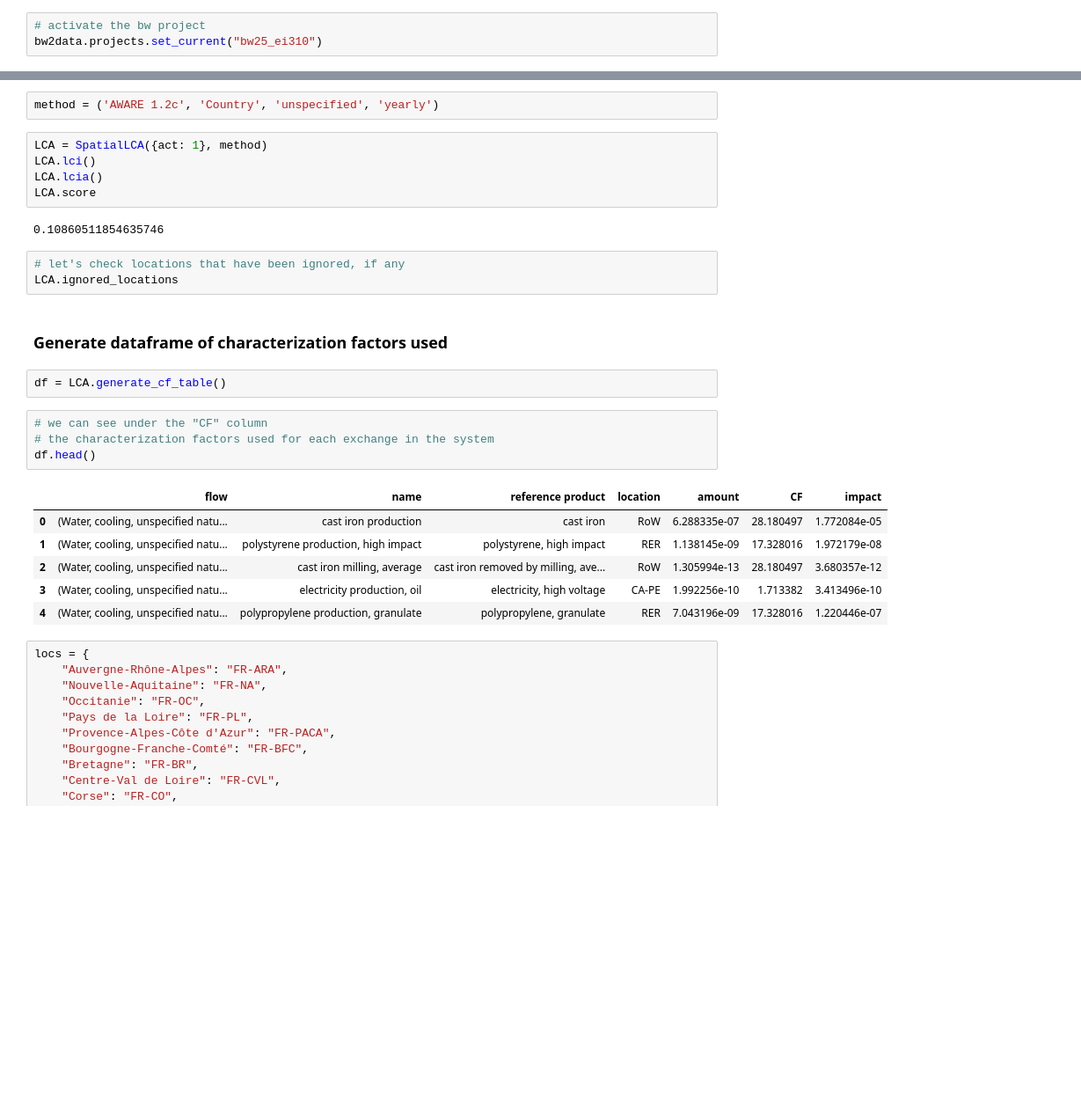
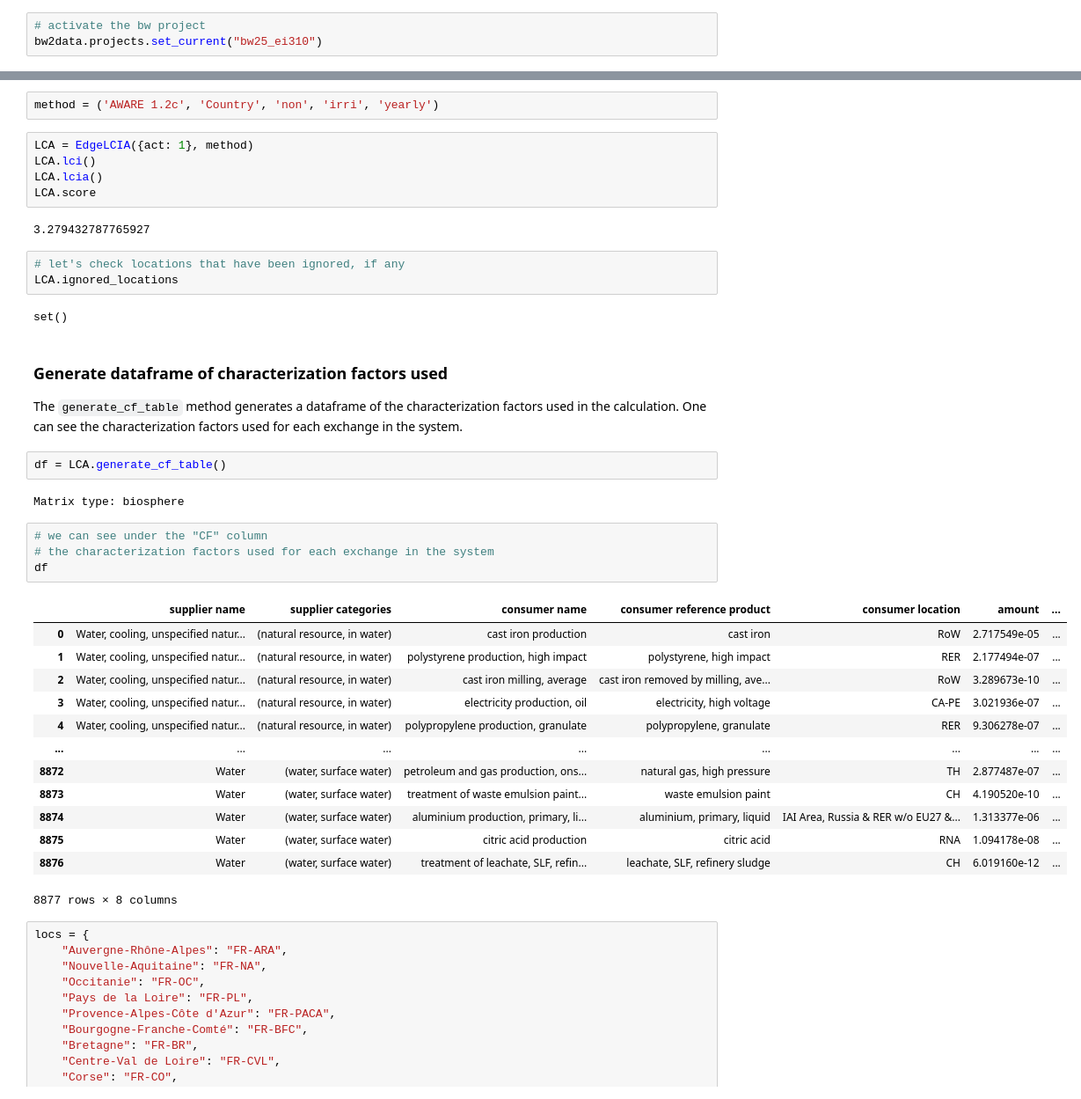
Before and after one commit to philoubet/edges, a Jupyter notebook: examples/examples.ipynb, the cells around one changed output, grey strips where cells are left out. Shown: that part at 88% size. Cells and saved outputs as stored; diff of their text form; blank space fills up the shorter version.

```diff
--- a/examples/examples.ipynb
+++ b/examples/examples.ipynb
@@ -55,30 +55,43 @@ act
 # %%
-method = ('AWARE 1.2c', 'Country', 'unspecified', 'yearly')
+method = ('AWARE 1.2c', 'Country', 'non', 'irri', 'yearly')
 # %%
-LCA = SpatialLCA({act: 1}, method)
+LCA = EdgeLCIA({act: 1}, method)
 LCA.lci()
 LCA.lcia()
 LCA.score
 # %% [output]
-0.10860511854635746
+3.279432787765927
 # %%
 # let's check locations that have been ignored, if any
 LCA.ignored_locations
+# %% [output]
+set()
-# %% [markdown]
-### Generate dataframe of characterization factors used
+# %% [markdown]
+### Generate dataframe of characterization factors used
+
+The `generate_cf_table` method generates a dataframe of the characterization factors used in the calculation. One can see the characterization factors used for each exchange in the system.
 # %%
 df = LCA.generate_cf_table()
+# %% [output]
+Matrix type: biosphere
 # %%
 # we can see under the "CF" column
 # the characterization factors used for each exchange in the system
-df.head()
+df
 # %% [output]
-|  | flow | name | reference product | location | amount | CF | impact |
-| 0 | (Water, cooling, unspecified natu... | cast iron production | cast iron | RoW | 6.288335e-07 | 28.180497 | 1.772084e-05 |
-| 1 | (Water, cooling, unspecified natu... | polystyrene production, high impact | polystyrene, high impact | RER | 1.138145e-09 | 17.328016 | 1.972179e-08 |
-| 2 | (Water, cooling, unspecified natu... | cast iron milling, average | cast iron removed by milling, ave... | RoW | 1.305994e-13 | 28.180497 | 3.680357e-12 |
-| 3 | (Water, cooling, unspecified natu... | electricity production, oil | electricity, high voltage | CA-PE | 1.992256e-10 | 1.713382 | 3.413496e-10 |
-| 4 | (Water, cooling, unspecified natu... | polypropylene production, granulate | polypropylene, granulate | RER | 7.043196e-09 | 17.328016 | 1.220446e-07 |
+|  | supplier name | supplier categories | consumer name | consumer reference product | consumer location | amount | ... |
+| 0 | Water, cooling, unspecified natur... | (natural resource, in water) | cast iron production | cast iron | RoW | 2.717549e-05 | ... |
+| 1 | Water, cooling, unspecified natur... | (natural resource, in water) | polystyrene production, high impact | polystyrene, high impact | RER | 2.177494e-07 | ... |
+| 2 | Water, cooling, unspecified natur... | (natural resource, in water) | cast iron milling, average | cast iron removed by milling, ave... | RoW | 3.289673e-10 | ... |
+| 3 | Water, cooling, unspecified natur... | (natural resource, in water) | electricity production, oil | electricity, high voltage | CA-PE | 3.021936e-07 | ... |
+| 4 | Water, cooling, unspecified natur... | (natural resource, in water) | polypropylene production, granulate | polypropylene, granulate | RER | 9.306278e-07 | ... |
+| ... | ... | ... | ... | ... | ... | ... | ... |
+| 8872 | Water | (water, surface water) | petroleum and gas production, ons... | natural gas, high pressure | TH | 2.877487e-07 | ... |
+| 8873 | Water | (water, surface water) | treatment of waste emulsion paint... | waste emulsion paint | CH | 4.190520e-10 | ... |
+| 8874 | Water | (water, surface water) | aluminium production, primary, li... | aluminium, primary, liquid | IAI Area, Russia & RER w/o EU27 &... | 1.313377e-06 | ... |
+| 8875 | Water | (water, surface water) | citric acid production | citric acid | RNA | 1.094178e-08 | ... |
+| 8876 | Water | (water, surface water) | treatment of leachate, SLF, refin... | leachate, SLF, refinery sludge | CH | 6.019160e-12 | ... |
+8877 rows × 8 columns
 # %%
 locs = {
     "Auvergne-Rhône-Alpes": "FR-ARA",
```
Also changed, not shown: parts of 18 cells of this notebook, 1 other file.
